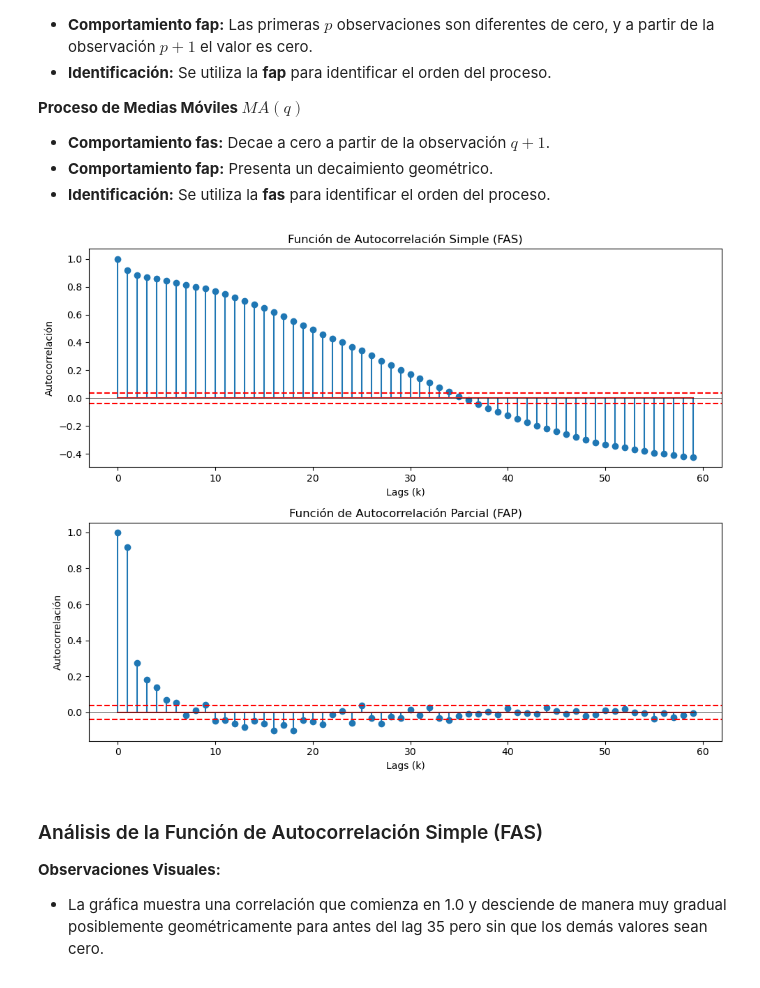
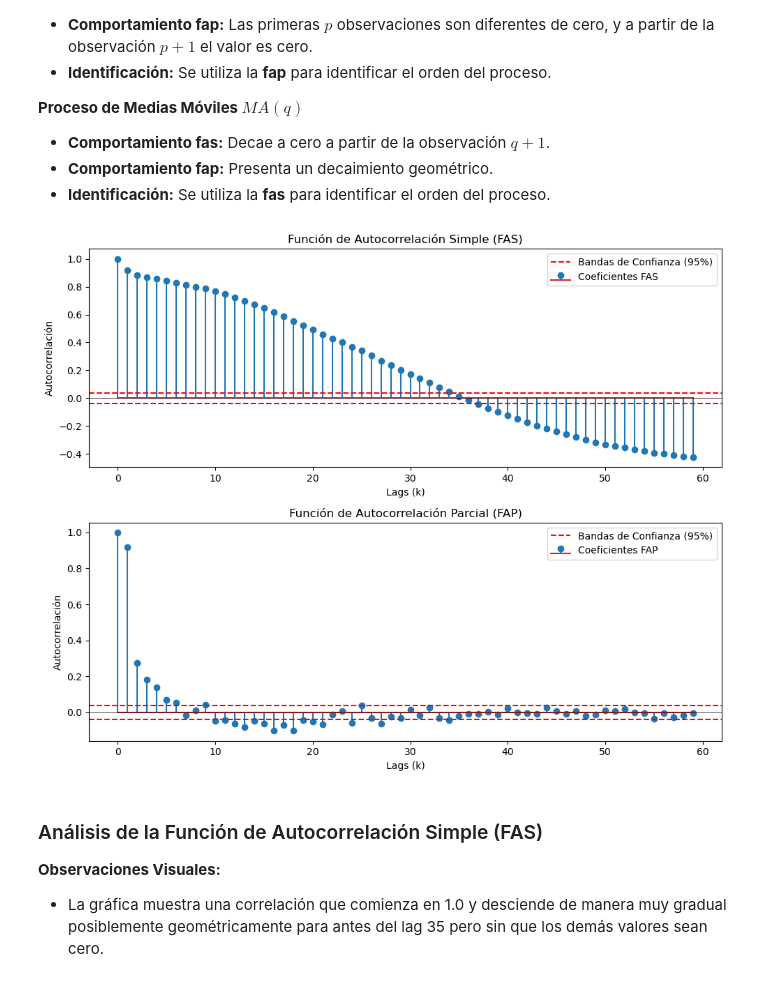
Before and after one commit to DRACDARKTIME/ARIMA-APLICADO-DATASET, a Jupyter notebook: Notebooks/3_Identificacion.ipynb, the cells around one changed output. Drawn from its saved outputs; the diff is of its cells as text; code cells hidden in the pictures.

Commit message:
Se corriguieron errores y estructura del markdown

```diff
--- a/Notebooks/3_Identificacion.ipynb
+++ b/Notebooks/3_Identificacion.ipynb
@@ -263,29 +260,32 @@ alphas = FAP(p_k_recortado)
 # %%
 fig, (ax1, ax2) = plt.subplots(2, 1, figsize=(10, 8))
 
 # FAS
 lags_fas = range(len(p_k_recortado))
-ax1.stem(lags_fas, p_k_recortado)
-ax1.axhline(y=-2 * error_estandar, color='red', linestyle='--')
+ax1.stem(lags_fas, p_k_recortado, label='Coeficientes FAS')
+ax1.axhline(y=-2 * error_estandar, color='red', linestyle='--', label='Bandas de Confianza (95%)')
 ax1.axhline(y=2 * error_estandar, color='red', linestyle='--')
 ax1.axhline(y=0, color='black', linewidth=0.5)
 ax1.set_title("Función de Autocorrelación Simple (FAS)")
 ax1.set_xlabel("Lags (k)")
 ax1.set_ylabel("Autocorrelación")
+ax1.legend(loc='best')
 
 # FAP
 lags_fap = range(len(alphas))
-ax2.stem(lags_fap, alphas)
-ax2.axhline(y=-2 * error_estandar, color='red', linestyle='--')
+ax2.stem(lags_fap, alphas, label='Coeficientes FAP')
+ax2.axhline(y=-2 * error_estandar, color='red', linestyle='--', label='Bandas de Confianza (95%)')
 ax2.axhline(y=2 * error_estandar, color='red', linestyle='--')
 ax2.axhline(y=0, color='black', linewidth=0.5)
 ax2.set_title("Función de Autocorrelación Parcial (FAP)")
 ax2.set_xlabel("Lags (k)")
 ax2.set_ylabel("Autocorrelación")
+ax2.legend(loc='best')
+
 plt.tight_layout()
 plt.show()
 # %% [output]
-[figure, old version]
+[figure, new version]
 # %% [markdown]
 ### Análisis de la Función de Autocorrelación Simple (FAS)
 
```
Also changed, not shown: parts of 2 cells of this notebook, 4 other files.
